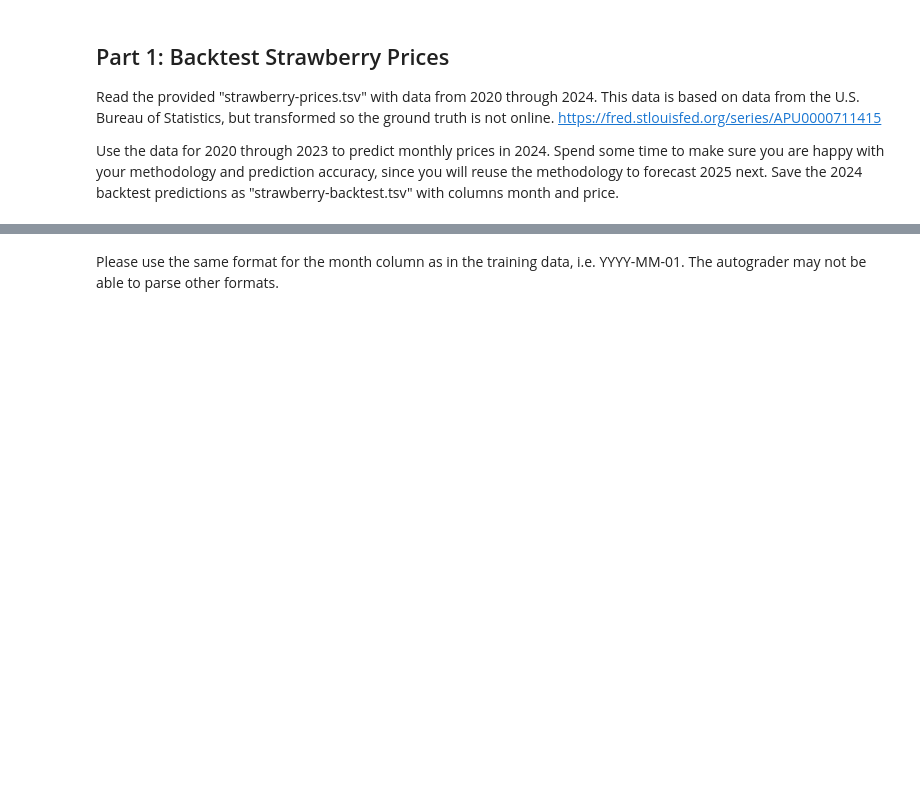
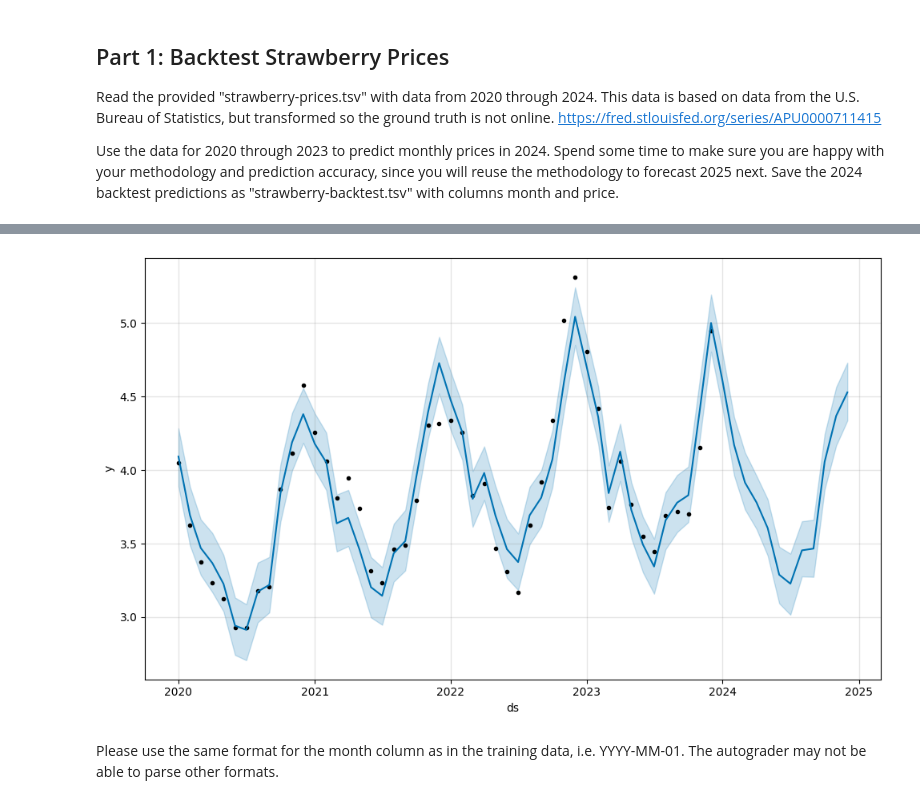
Before and after one commit to tlevash23/AIinField, a Jupyter notebook: project.ipynb, the cells around one changed output, grey strips where cells are left out. Cells and saved outputs as stored; diff of their text form; code cells hidden in the pictures; blank space fills up the shorter version.

```diff
--- a/project.ipynb
+++ b/project.ipynb
@@ -41,0 +59,5 @@ Save the 2024 backtest predictions as "strawberry-backtest.tsv" with columns mon
+# %%
+prophet_df = straw.reset_index().rename(columns={"month": "ds", "price": "y"})
+
+train = prophet_df[prophet_df["ds"] < "2024-01-01"]
+train.head()
@@ -41,0 +71,6 @@ Save the 2024 backtest predictions as "strawberry-backtest.tsv" with columns mon
+# %%
+model = Prophet(yearly_seasonality=True, weekly_seasonality=False, daily_seasonality=False)
+model.fit(train)
+
+future = model.make_future_dataframe(periods=12, freq="MS")
+future.tail()
@@ -41,0 +86,10 @@ Save the 2024 backtest predictions as "strawberry-backtest.tsv" with columns mon
+# %%
+forecast = model.predict(future)
+
+forecast_2024 = forecast.loc[
+    forecast["ds"].dt.year == 2024,
+    ["ds", "yhat"]
+].copy()
+
+forecast_2024 = forecast_2024.rename(columns={"ds": "month", "yhat": "price"})
+forecast_2024.tail()
@@ -41,0 +103,4 @@ Save the 2024 backtest predictions as "strawberry-backtest.tsv" with columns mon
+# %%
+fig = model.plot(forecast)
+# %% [output]
+[figure, added]
```
Also changed, not shown: parts of 24 cells of this notebook, 6 other files.
